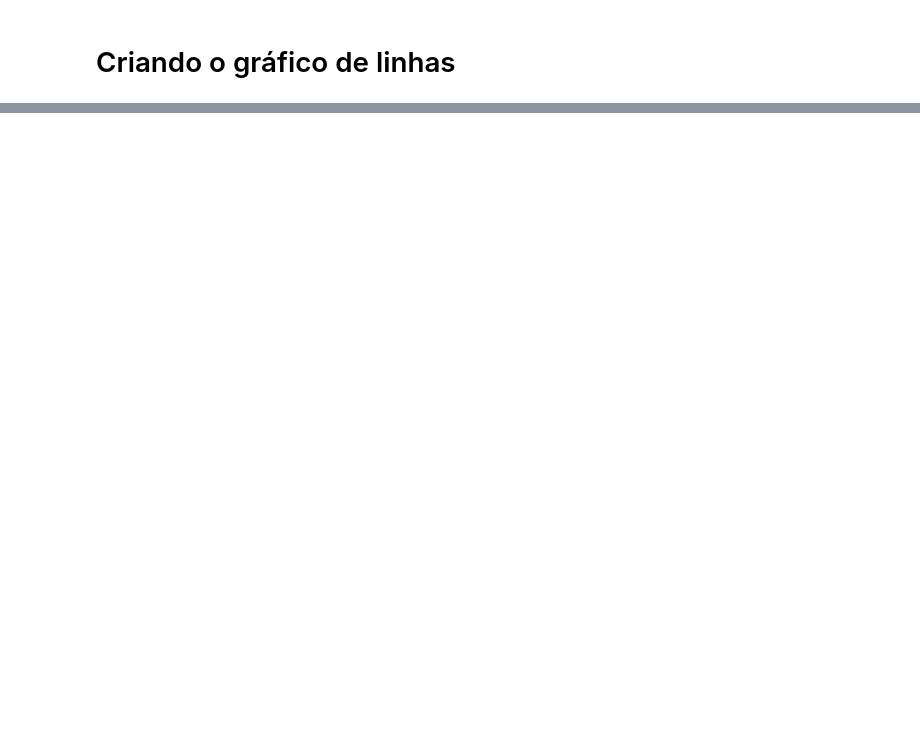
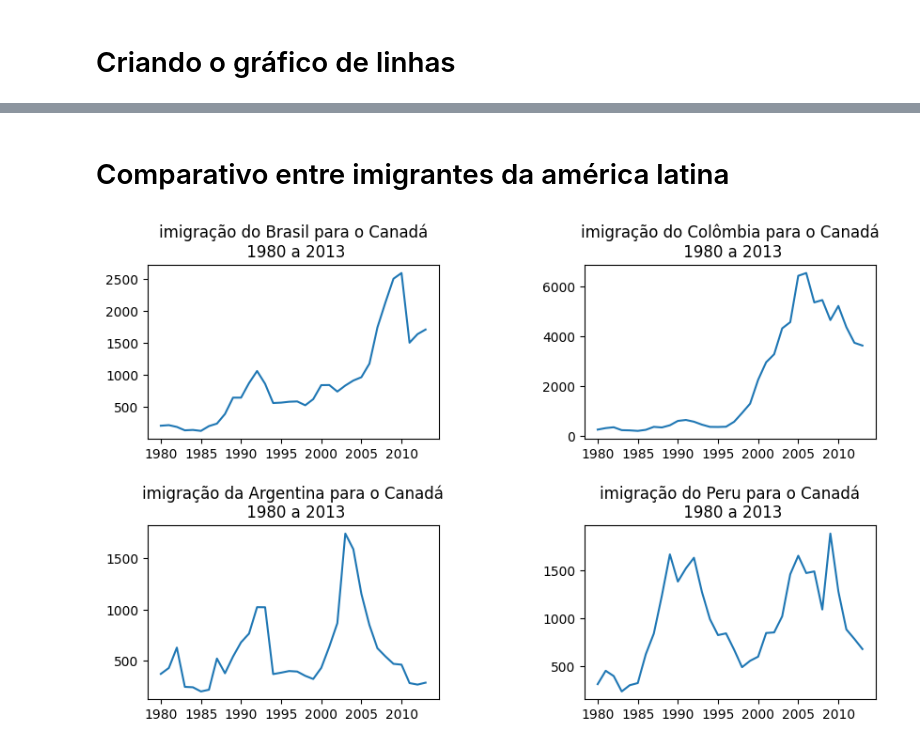
Before and after one commit to henriqueserafin/Senai-DF-Inovatech, a Jupyter notebook: semana_estatistica/aula1.ipynb, the cells around one changed output, grey strips where cells are left out. Saved outputs shown, nothing was run; the diff lists cells and outputs as text; code cells hidden in the pictures; blank space fills up the shorter version.

```diff
--- a/semana_estatistica/aula1.ipynb
+++ b/semana_estatistica/aula1.ipynb
@@ -186,0 +93,9 @@ plt.show()
+# %%
+# plt.figure(figsize=(8,4))
+
+fig , ax = plt.subplots(figsize=(8,4))
+ax.plot(df_brasil['ano'],df_brasil['imigrantes'])
+ax.xaxis.set_major_locator(plt.MultipleLocator(5))
+ax.set_xlabel('Anos')
+ax.set_ylabel('Número de imigrantes')
+plt.show()
@@ -186,0 +136,30 @@ plt.show()
+# %% [markdown]
+# Comparativo entre imigrantes da américa latina
+# %%
+fig,axs = plt.subplots(2,2,figsize=(10,6))
+#Brasil
+axs[0,0].plot(df_brasil['ano'],df_brasil['imigrantes'])
+axs[0,0].set_title('imigração do Brasil para o Canadá\n 1980 a 2013')
+
+
+# Colombia
+
+axs[0,1].plot(df.loc['Colômbia',anos])
+axs[0,1].set_title('imigração do Colômbia para o Canadá\n 1980 a 2013')
+
+# Argentina
+axs[1,0].plot(df.loc['Argentina',anos])
+axs[1,0].set_title('imigração da Argentina para o Canadá\n 1980 a 2013')
+
+#peru
+
+axs[1,1].plot(df.loc['Peru',anos])
+axs[1,1].set_title('imigração do Peru para o Canadá\n 1980 a 2013')
+
+
+fig.subplots_adjust(hspace=0.5,wspace=0.5)
+
+for ax in axs.flat:
+    ax.xaxis.set_major_locator(plt.MultipleLocator(5))
+# %% [output]
+[figure, added]
```
Also changed, not shown: parts of 18 cells of this notebook.
